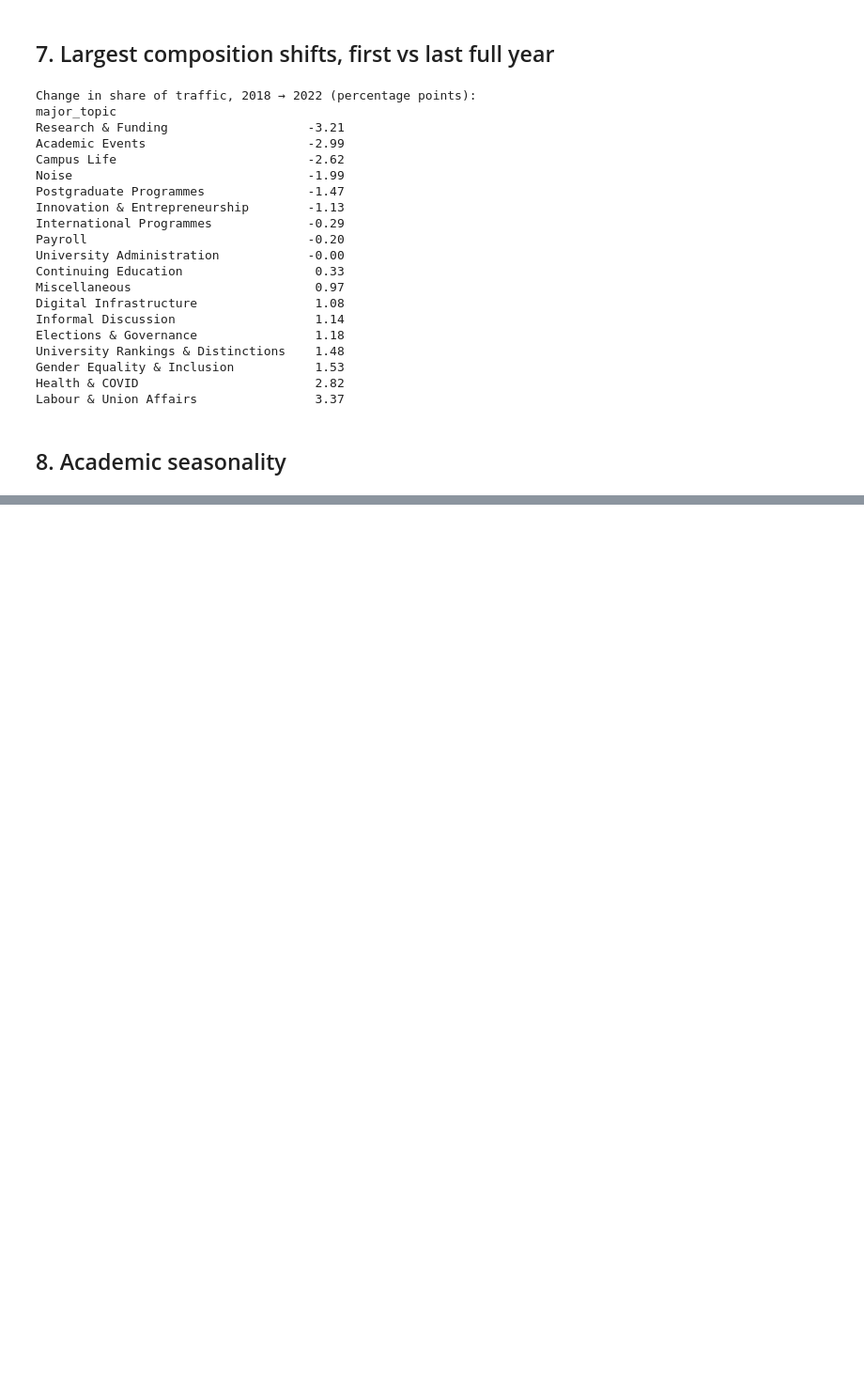
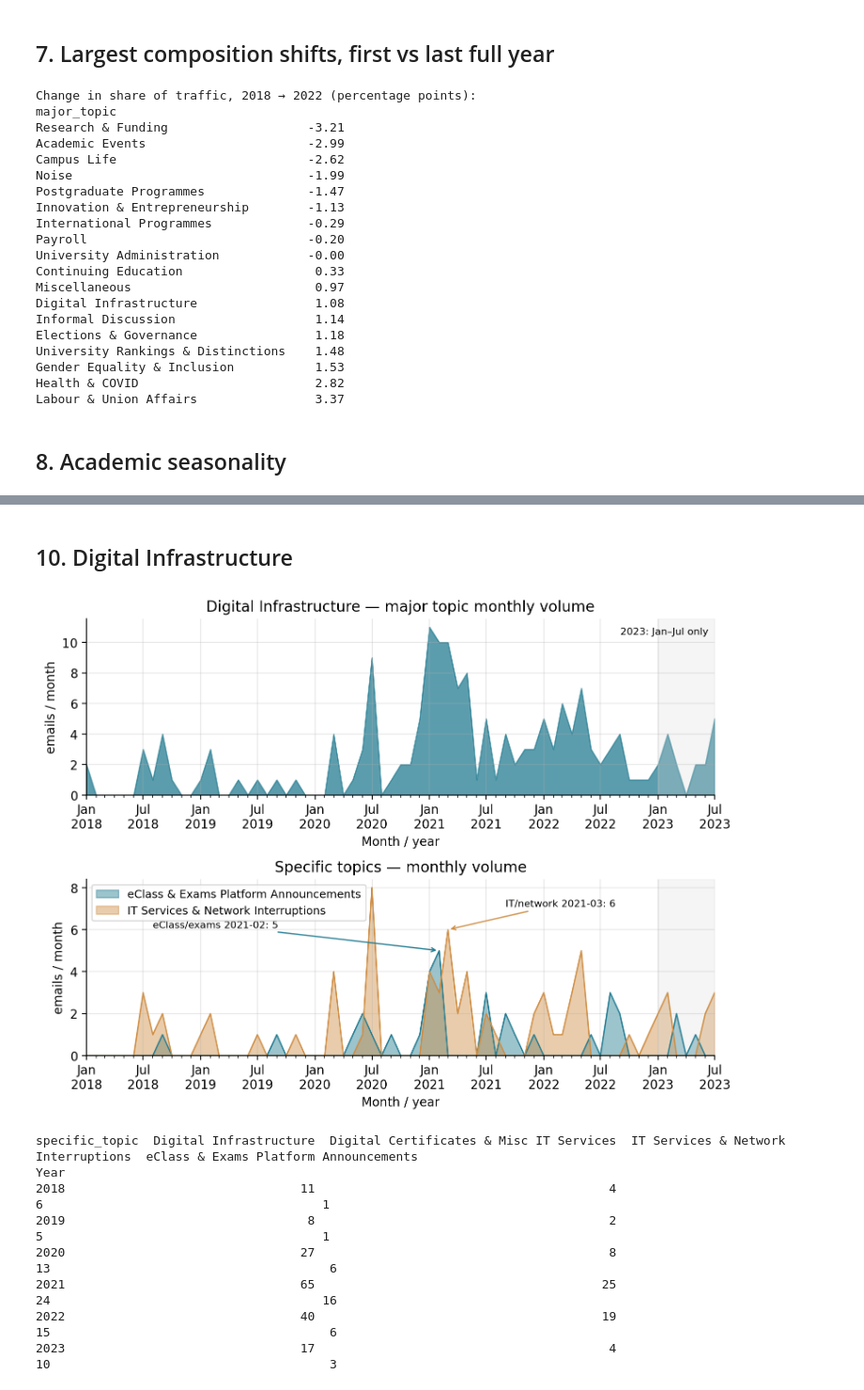
Before and after one commit to dimitrisp1/Diplomatiki_Final, a Jupyter notebook: 10_temporal_analysis.ipynb, the cells around one changed output, grey strips where cells are left out. Shown at 94% size. Drawn from its saved outputs; the diff is of its cells as text; code cells hidden in the pictures; blank space fills up the shorter version.

```diff
--- a/10_temporal_analysis.ipynb
+++ b/10_temporal_analysis.ipynb
@@ -244,0 +369,60 @@ Date_parsed
+# %% [markdown]
+## 10. Digital Infrastructure
+# %%
+import pandas as pd
+import matplotlib.pyplot as plt
+import matplotlib.dates as mdates
+
+digital_df = df.copy()
+digital_df["Date_parsed"] = pd.to_datetime(digital_df["Date_parsed"], utc=True, format="mixed")
+digital_df["Month"] = digital_df["Date_parsed"].dt.tz_localize(None).dt.to_period("M")
+digital_months = pd.period_range(digital_df["Month"].min(), digital_df["Month"].max(), freq="M")
+digital_parent = digital_df[digital_df["major_topic"].eq("Digital Infrastructure")]
+digital_topics = ["eClass & Exams Platform Announcements", "IT Services & Network Interruptions"]
+digital_colors = ["#257d92", "#cf8e45"]
+digital_monthly = pd.DataFrame(index=digital_months)
+digital_monthly["Digital Infrastructure"] = digital_parent.groupby("Month").size().reindex(digital_months, fill_value=0)
+fig, axes = plt.subplots(2, 1, figsize=(8, 6), sharex=True)
+axes[0].fill_between(digital_months.to_timestamp(), digital_monthly["Digital Infrastructure"], color="#257d92", alpha=.75)
+axes[0].set_title("Digital Infrastructure — major topic monthly volume")
+for name, color in zip(digital_topics, digital_colors):
+    group = digital_parent[digital_parent["specific_topic"].eq(name)]
+    digital_monthly[name] = group.groupby("Month").size().reindex(digital_months, fill_value=0)
+    axes[1].fill_between(digital_months.to_timestamp(), digital_monthly[name], color=color, alpha=.45, label=name)
+    axes[1].plot(digital_months.to_timestamp(), digital_monthly[name], color=color, lw=1)
+axes[1].set_title("Specific topics — monthly volume")
+axes[1].legend(loc="upper left", fontsize=9)
+axes[1].annotate("eClass/exams 2021-02: 5", xy=(pd.Timestamp("2021-02-01"), 5), xytext=(pd.Timestamp("2018-08-01"), 6.1), arrowprops={"arrowstyle":"->","color":"#257d92"}, fontsize=8)
+axes[1].annotate("IT/network 2021-03: 6", xy=(pd.Timestamp("2021-03-01"), 6), xytext=(pd.Timestamp("2021-09-01"), 7.1), arrowprops={"arrowstyle":"->","color":"#cf8e45"}, fontsize=8)
+for ax in axes:
+    ax.xaxis.set_major_locator(mdates.MonthLocator(bymonth=[1, 7]))
+    ax.xaxis.set_major_formatter(mdates.DateFormatter("%b\n%Y"))
+    ax.xaxis.set_minor_locator(mdates.MonthLocator())
+    ax.tick_params(axis="x", labelsize=10)
+    ax.set_xlabel("Month / year")
+    ax.set_ylabel("emails / month")
+    ax.set_xlim(digital_months[0].to_timestamp(), digital_months[-1].to_timestamp())
+    ax.set_ylim(bottom=0)
+    ax.axvspan(pd.Timestamp("2023-01-01"), digital_months[-1].to_timestamp(), color="#d9d9d9", alpha=.25)
+axes[0].tick_params(axis="x", labelbottom=True)
+axes[0].text(.99,.95,"2023: Jan–Jul only",transform=axes[0].transAxes,ha="right",va="top",fontsize=8)
+plt.tight_layout()
+plt.savefig("fig_temporal_digital_infrastructure.png", bbox_inches="tight")
+plt.show()
+plt.close(fig)
+
+digital_annual = digital_parent.groupby(["Year", "specific_topic"]).size().unstack(fill_value=0).reindex(range(2018, 2024), fill_value=0)
+digital_annual.insert(0, "Digital Infrastructure", digital_annual.sum(axis=1))
+digital_annual.to_csv("digital_infrastructure_annual.csv", encoding="utf-8-sig")
+digital_monthly.rename_axis("Month").to_csv("digital_infrastructure_monthly.csv", encoding="utf-8-sig")
+print(digital_annual.to_string())
+# %% [output]
+[figure, added]
+specific_topic  Digital Infrastructure  Digital Certificates & Misc IT Services  IT Services & Network Interruptions  eClass & Exams Platform Announcements
+Year
+2018                                11                                        4                                    6                                      1
+2019                                 8                                        2                                    5                                      1
+2020                                27                                        8                                   13                                      6
+2021                                65                                       25                                   24                                     16
+2022                                40                                       19                                   15                                      6
+2023                                17                                        4                                   10                                      3
```
Also changed, not shown: parts of 7 cells of this notebook, 5 other files.
